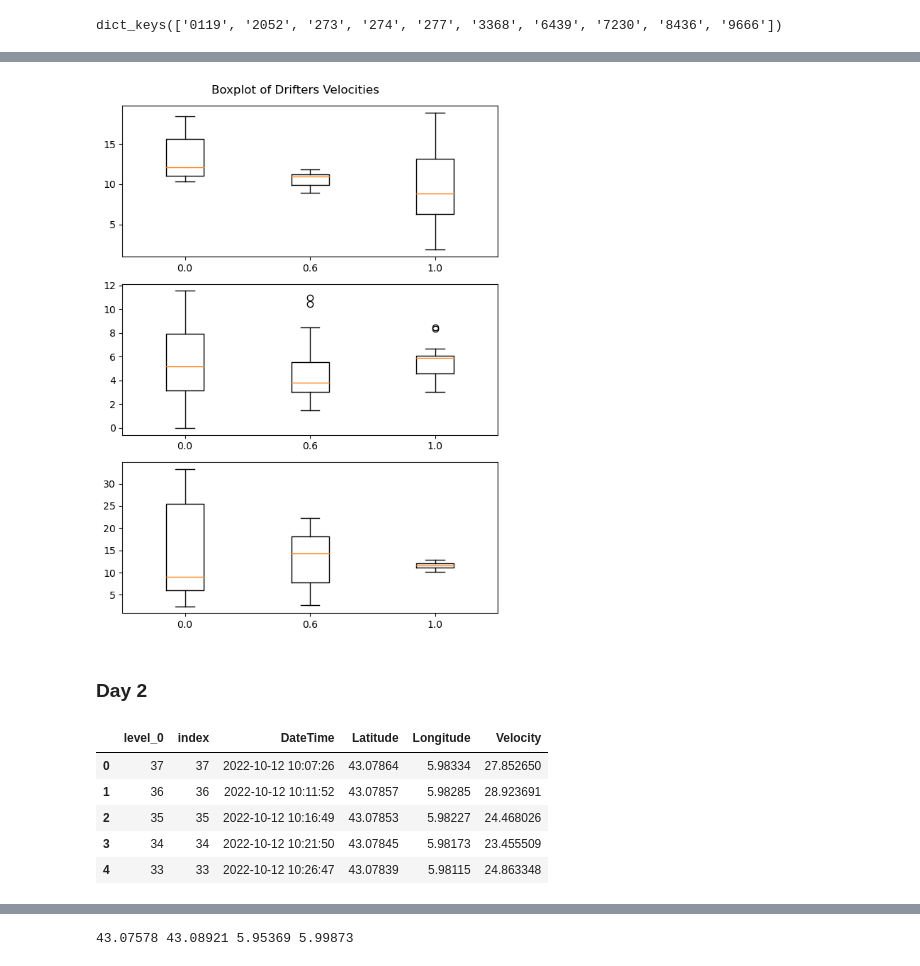
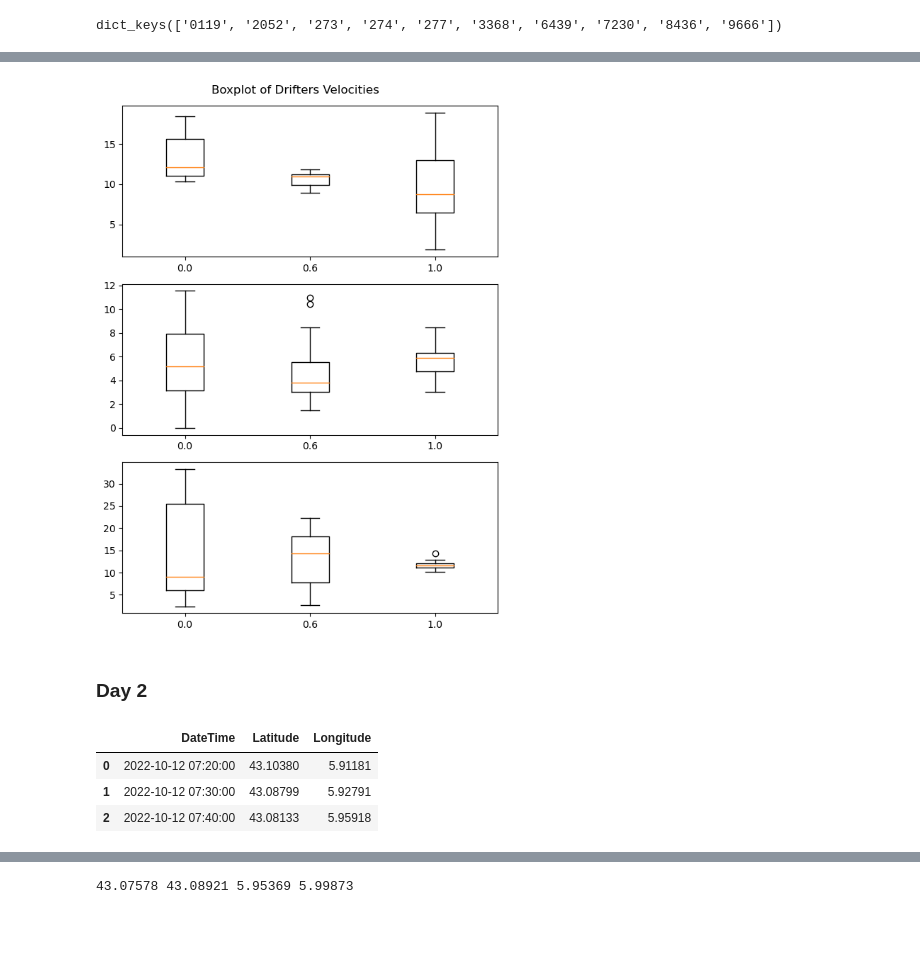
Before and after one commit to olanrewajufarooq/OceanographyAnalysis, a Jupyter notebook: Python/drifter.ipynb, the cells around one changed output, grey strips where cells are left out. Cells and saved outputs as stored; diff of their text form; code cells hidden in the pictures; blank space fills up the shorter version.

```diff
--- a/Python/drifter.ipynb
+++ b/Python/drifter.ipynb
@@ -181,8 +181,8 @@ class Drifters:
         R = 6373.0
         for key in self.data.keys():
             # Sort the DF by Ascending Datetime
-            self.data[key] = self.data[key].sort_values(by=["DateTime"])
-            # self.data[key].sort_values(by=["DateTime"], inplace=True)
+            #self.data[key] = self.data[key].sort_values(by=["DateTime"])
+            self.data[key].sort_values(by=["DateTime"], inplace=True)
 
             # select columns for latitude, longtitude and time
             df_lat = np.array(self.data[key]["Latitude"])
@@ -194,10 +194,13 @@ class Drifters:
             d_time = d_time.apply(lambda dt_i : dt_i.seconds)
             # Compute time
             distance = np.array([haversine((df_lat[i], df_long[i]), (df_lat[i+mov_avg], df_long[i+mov_avg]), unit=Unit.METERS) for i in range(df_lat.size - mov_avg)])
+
             # Compute velocity
             velocity = distance*100/(np.array(d_time, dtype=float))
+
             # Remove the first row
             self.data[key]= self.data[key].iloc[mov_avg:]
+            self.data[key].reset_index(drop=True, inplace=True)
             self.data[key]["Velocity"] = pd.Series(velocity)
 
             # Drop columns with missing values
@@ -577,37 +472,24 @@ D1.plot_lineplot()
 # %%
 D1.plot_boxplot()
 # %% [output]
-[figure, old version]
+[figure, new version]
 # %% [markdown]
 ### Day 2
 # %%
 # Define the Day 1 Parameters
 working_dir = "Data/2022/Day2"
 
 # Create an Instance of the Drifter Class
 D2 = Drifters("2022-2")
 
 # Read the Data
 D2.read_data(f"{working_dir}/drifters/")
 
-# Read the Logsheet
-D2.read_logsheet(f"{working_dir}/drifters-logsheet.csv")
-
-# Shift time for the data
-D2.time_shift(2)
-
-# Extract Valid Data
-D2.extract_data()
-
-# Compute Velocity
-D2.compute_velocity()
-
-# Visualize the first 5 items of the modified data
-D2.data['0119'].head()
+# Visualize the first 3 items of the modified data
+key = "277"
+D2.data[key].head(3)
 # %% [output]
-|  | level_0 | index | DateTime | Latitude | Longitude | Velocity |
-| 0 | 37 | 37 | 2022-10-12 10:07:26 | 43.07864 | 5.98334 | 27.852650 |
-| 1 | 36 | 36 | 2022-10-12 10:11:52 | 43.07857 | 5.98285 | 28.923691 |
-| 2 | 35 | 35 | 2022-10-12 10:16:49 | 43.07853 | 5.98227 | 24.468026 |
-| 3 | 34 | 34 | 2022-10-12 10:21:50 | 43.07845 | 5.98173 | 23.455509 |
-| 4 | 33 | 33 | 2022-10-12 10:26:47 | 43.07839 | 5.98115 | 24.863348 |
+|  | DateTime | Latitude | Longitude |
+| 0 | 2022-10-12 07:20:00 | 43.10380 | 5.91181 |
+| 1 | 2022-10-12 07:30:00 | 43.08799 | 5.92791 |
+| 2 | 2022-10-12 07:40:00 | 43.08133 | 5.95918 |
```
Also changed, not shown: parts of 29 cells of this notebook, 1 other file.
